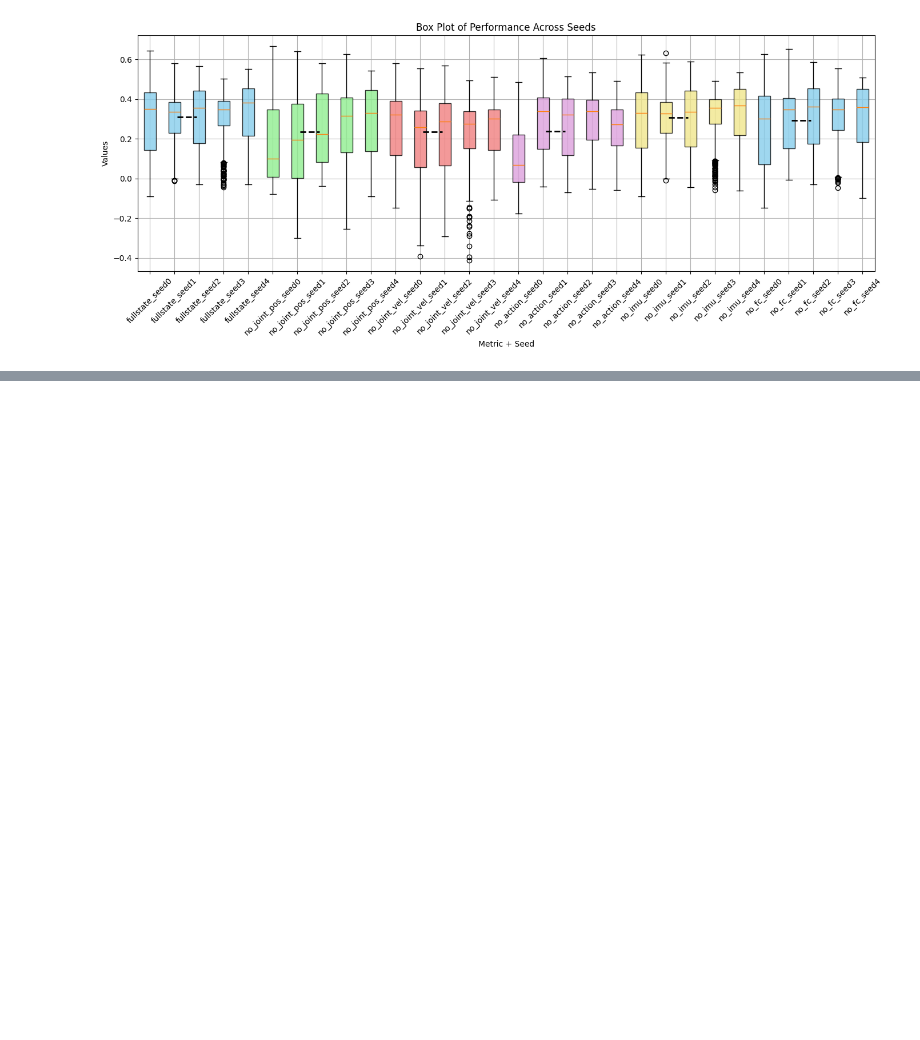
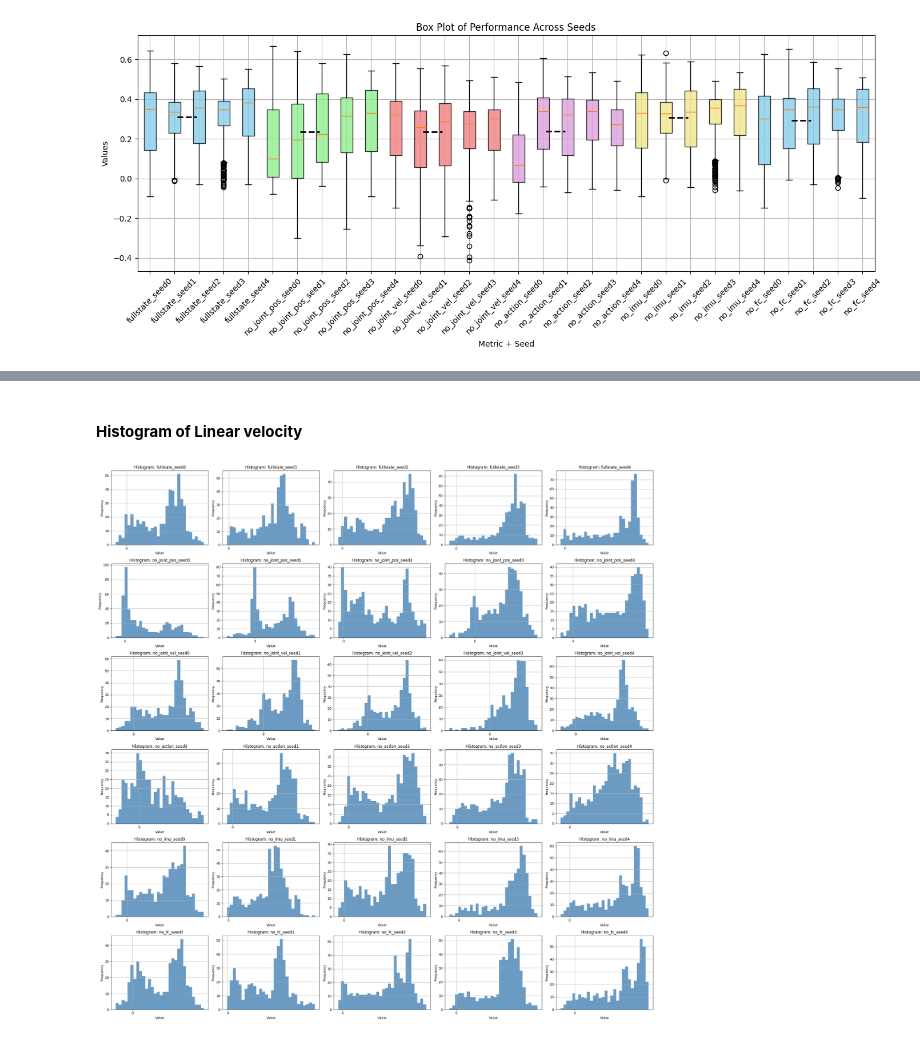
Before and after one commit to PavarisAsawa/locomotion_learning_information-theory, a Jupyter notebook: performance.ipynb, the cells around one changed output, grey strips where cells are left out. Drawn from its saved outputs; the diff is of its cells as text; code cells hidden in the pictures; blank space fills up the shorter version.

```diff
--- a/performance.ipynb
+++ b/performance.ipynb
@@ -356,0 +351,35 @@ boxplot_all_average_performance(vel_batch["average"])
+# %% [markdown]
+#### **Histogram of Linear velocity**
+# %%
+from matplotlib.ticker import MaxNLocator, MultipleLocator
+def hist_all_performance(dict_of_all_data, n_bins=30):
+    all_entries = []  # List of (label, data) tuples
+
+    for category, seed_data_list in dict_of_all_data.items():
+        for seed_idx, seed_data in enumerate(seed_data_list):
+            label = f"{category}_seed{seed_idx}"
+            seed_data = np.asarray(seed_data).flatten()  # Ensure 1D
+            all_entries.append((label, seed_data))
+
+    n_plots = len(all_entries)
+    n_cols = 5
+    n_rows = int(np.ceil(n_plots / n_cols))
+
+    plt.figure(figsize=(24, 4 * n_rows))
+
+    for i, (label, data) in enumerate(all_entries):
+        ax = plt.subplot(n_rows, n_cols, i + 1)
+        ax.hist(data, bins=n_bins, alpha=0.8, color="steelblue")
+        ax.set_title(f"Histogram: {label}")
+        ax.set_xlabel("Value")
+        ax.set_ylabel("Frequency")
+        ax.grid(True)
+        ax.xaxis.set_major_locator(MaxNLocator(integer=True))
+        ax.xaxis.set_major_locator(MultipleLocator(max(1, n_bins // 6)))
+
+    plt.tight_layout()
+    plt.show()
+# %%
+hist_all_performance(vel_batch["all"])
+# %% [output]
+[figure, added]
```
Also changed, not shown: parts of 10 cells of this notebook.
